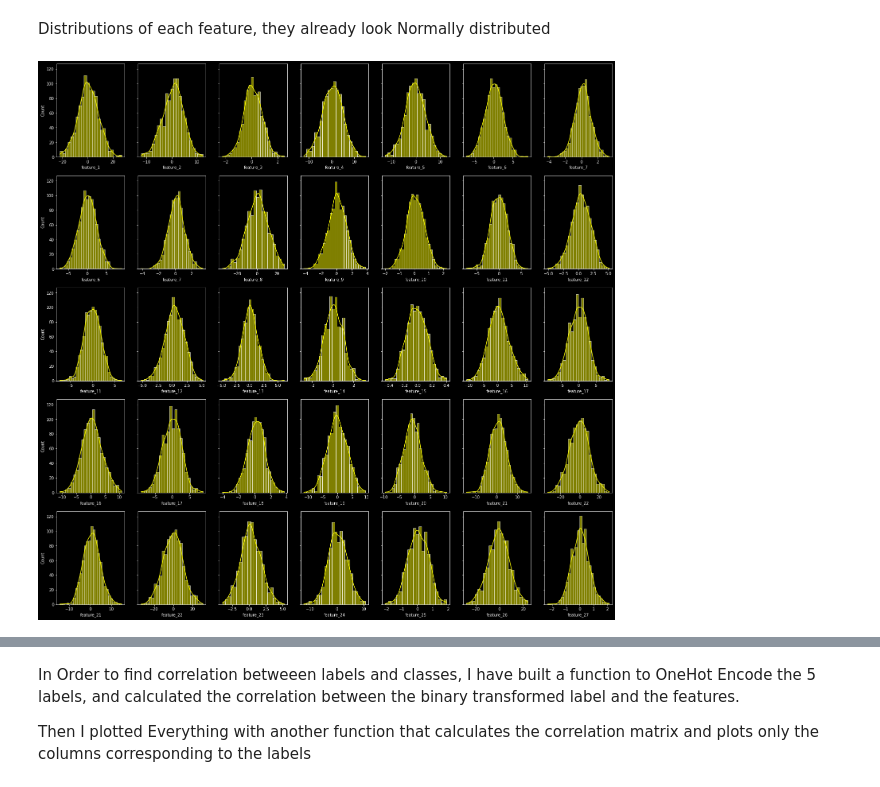
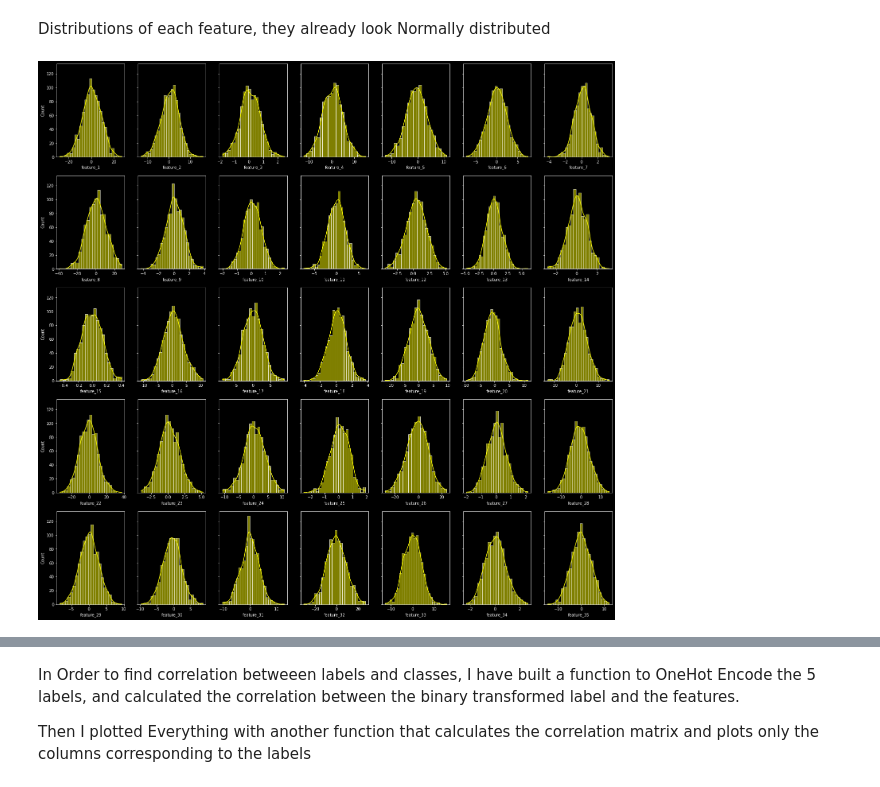
Before and after one commit to pietromarini00/30412-Classification-with-LogisticRegression, a Jupyter notebook: Pipeline.ipynb, the cells around one changed output, grey strips where cells are left out. Cells and saved outputs as stored; diff of their text form; code cells hidden in the pictures.

```diff
--- a/Pipeline.ipynb
+++ b/Pipeline.ipynb
@@ -73,17 +75,14 @@ features, X_test, labels, y_test = train_test_split(features, labels, test_size=
 # %% [markdown]
 Distributions of each feature, they already look Normally distributed
 # %%
-import matplotlib.pyplot as plt
-import seaborn as sns
-
 fig, ax = plt.subplots(5,7 , figsize=(25, 25), sharey=True)
 plt.style.use(['dark_background'])
 
 for i in range(ax.shape[0]):
     for j in range(ax.shape[1]):
-      sns.histplot(features[features.columns[i*5+j]], ax=ax[i,j],kde=True,color='yellow')
+      sns.histplot(features[features.columns[i*7+j]], ax=ax[i,j],kde=True,color='yellow')
 # %% [output]
-[figure, old version]
+[figure, new version]
 # %%
 fig = features.boxplot(figsize=(30,10), grid=False, fontsize=20,rot=90, color='y', medianprops = dict(linewidth=4),
                         boxprops = dict(linewidth=3,color='y'), whiskerprops = dict(linestyle='--',linewidth=2.5,color='y'),
```
Also changed, not shown: parts of 16 cells of this notebook.
